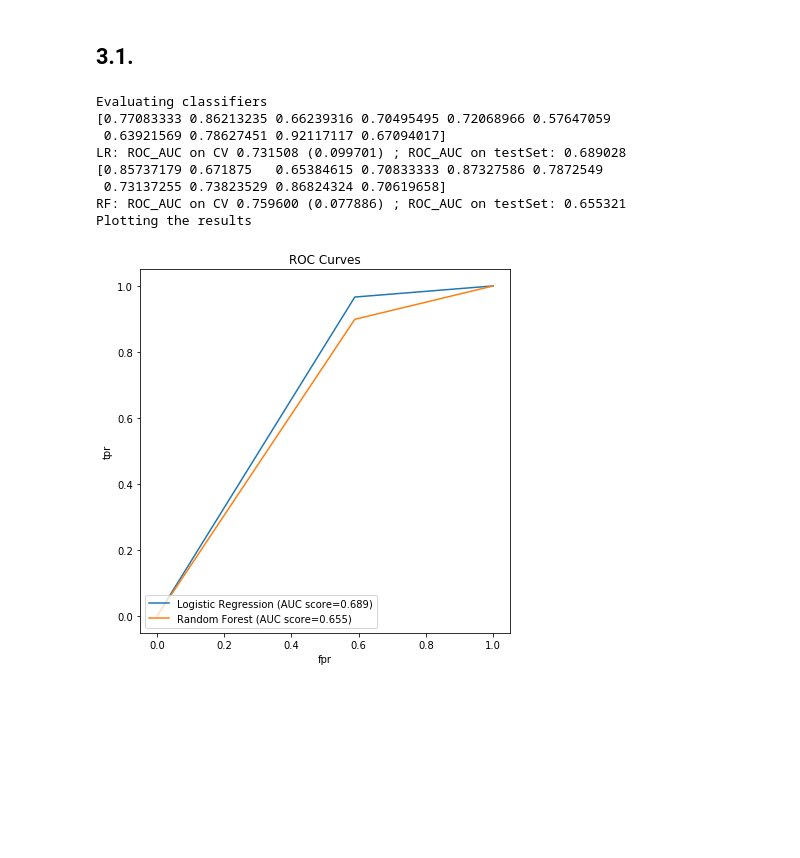
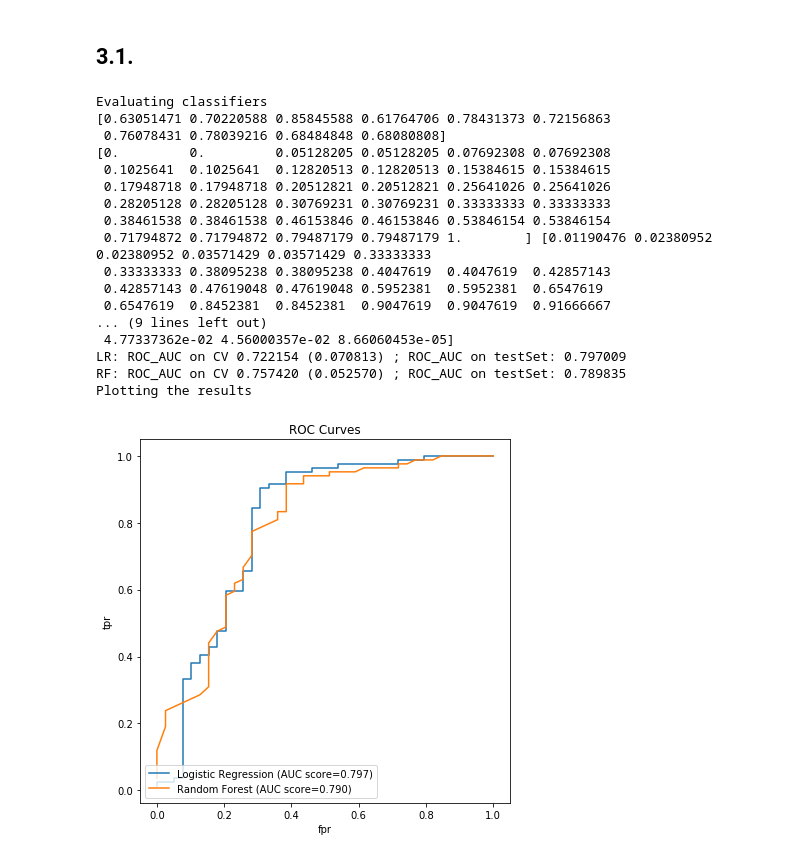
Before and after one commit to AlexIKey/LoanPrediction3, a Jupyter notebook: notebooks/DataPrepare.ipynb, the cells around one changed output. Saved outputs shown, nothing was run; the diff lists cells and outputs as text; code cells hidden in the pictures; blank space fills up the shorter version.

Commit message:
add predict.proba

```diff
--- a/notebooks/DataPrepare.ipynb
+++ b/notebooks/DataPrepare.ipynb
@@ -319,0 +475,16 @@ df.apply(lambda x: sum(x.isnull()),axis=0)
+# %%
+def drop_correlated_features(df, corr_treshhold = 0.95):
+    # Create correlation matrix
+    corr_matrix = df.corr().abs()
+    #print(corr_matrix)
+    # Select upper triangle of correlation matrix
+    upper = corr_matrix.where(np.triu(np.ones(corr_matrix.shape), k=1).astype(np.bool))
+
+    # Find index of feature columns with correlation greater than corr_treshhold
+    to_drop = [column for column in upper.columns if any(upper[column] > corr_treshhold)]
+    print("Columns were droped: ", to_drop)
+    df.drop(columns = to_drop, axis=1)
+    return df
+# %%
+# Drop features
+df = drop_correlated_features(df)
@@ -399,7 +592,7 @@ def evaluate_classifier(X_train, X_test, y_train, y_test):
     for each learner.
     '''
 
-    from sklearn.model_selection import KFold
+    from sklearn.model_selection import KFold, StratifiedKFold
     from sklearn.model_selection import cross_val_score
 
     # Import some classifiers to test
@@ -419,7 +612,7 @@ def evaluate_classifier(X_train, X_test, y_train, y_test):
     scoring = 'roc_auc'
     #scoring = {'acc': 'accuracy','AUC': 'roc_auc'}
 
-    kfold = KFold(n_splits=10, random_state=seed)
+    kfold =  StratifiedKFold(n_splits=10, random_state=seed)
 
     # Here we create classifiers with default parameters. These need
     # to be adjusted to obtain optimal performance on your data set.
@@ -441,9 +634,10 @@ def evaluate_classifier(X_train, X_test, y_train, y_test):
 
     #Result on testSet
     #calculate ROC_AUC
-    auc_score = roc_auc_score(y_test, model.predict(X_test))
+    auc_score = roc_auc_score(y_test, model.predict_proba(X_test)[:,1])
     # Generate the ROC curve
-    fpr, tpr, threshold = roc_curve(y_test, model.predict(X_test))
+    fpr, tpr, threshold = roc_curve(y_test, model.predict_proba(X_test)[:,1])
+    print(fpr, tpr, threshold)
 
     msg = "%s: %s %f (%f) %s: %f " % (name, "ROC_AUC on CV", cv_results.mean(), cv_results.std(),"; ROC_AUC on testSet", auc_score)
     print(msg)
@@ -461,7 +655,7 @@ def evaluate_classifier(X_train, X_test, y_train, y_test):
 
     #Cross validation result
     cv_results= cross_val_score(model, X_train, y_train, cv=kfold, scoring = scoring)
-    print(cv_results)
+    #print(cv_results)
 
 
     results.append(cv_results)
@@ -470,9 +664,9 @@ def evaluate_classifier(X_train, X_test, y_train, y_test):
 
     #Result on testSet
     #calculate ROC_AUC
-    auc_score = roc_auc_score(y_test, model.predict(X_test))
+    auc_score = roc_auc_score(y_test, model.predict_proba(X_test)[:,1])
     # Generate the ROC curve
-    fpr, tpr, threshold = roc_curve(y_test, model.predict(X_test))
+    fpr, tpr, threshold = roc_curve(y_test, model.predict_proba(X_test)[:,1])
 
     msg = "%s: %s %f (%f) %s: %f " % (name, "ROC_AUC on CV", cv_results.mean(), cv_results.std(),"; ROC_AUC on testSet", auc_score)
     print(msg)
@@ -504,6 +698,7 @@ def plot(results):
 
     for label, fpr, tpr in results:
         plt.plot(fpr, tpr, label=label)
+
 
     plt.title('ROC Curves')
     plt.xlabel('fpr')
@@ -523,37 +718,46 @@ def plot(results):
     # Open the image file with the default image viewer
     #import subprocess
     #subprocess.Popen('plot.png', shell=True)
 
     # To save the plot to an image in memory, use BytesIO and savefig()
     # This can then be written to any stream-like object, such as a
     # file or HTTP response.
     #from io import BytesIO
     #img_stream = BytesIO()
     #plt.savefig(img_stream, fmt='png')
     #img_bytes = img_stream.getvalue()
     #print('Image is {} bytes - {!r}'.format(len(img_bytes), img_bytes[:8] + b'...'))
 
     # Closing the figure allows matplotlib to release the memory used.
     plt.close()
 
 
 
 
 
 # Evaluate multiple classifiers on the data
 print("Evaluating classifiers")
 results = list(evaluate_classifier(trainSet, testSet, y_train, y_test))
 
 # Display the results
 print("Plotting the results")
 plot(results)
 # %% [output]
 Evaluating classifiers
-[0.77083333 0.86213235 0.66239316 0.70495495 0.72068966 0.57647059
- 0.63921569 0.78627451 0.92117117 0.67094017]
-LR: ROC_AUC on CV 0.731508 (0.099701) ; ROC_AUC on testSet: 0.689028
-[0.85737179 0.671875   0.65384615 0.70833333 0.87327586 0.7872549
- 0.73137255 0.73823529 0.86824324 0.70619658]
-RF: ROC_AUC on CV 0.759600 (0.077886) ; ROC_AUC on testSet: 0.655321
+[0.63051471 0.70220588 0.85845588 0.61764706 0.78431373 0.72156863
+ 0.76078431 0.78039216 0.68484848 0.68080808]
+[0.         0.         0.05128205 0.05128205 0.07692308 0.07692308
+ 0.1025641  0.1025641  0.12820513 0.12820513 0.15384615 0.15384615
+ 0.17948718 0.17948718 0.20512821 0.20512821 0.25641026 0.25641026
+ 0.28205128 0.28205128 0.30769231 0.30769231 0.33333333 0.33333333
+ 0.38461538 0.38461538 0.46153846 0.46153846 0.53846154 0.53846154
+ 0.71794872 0.71794872 0.79487179 0.79487179 1.        ] [0.01190476 0.02380952 0.02380952 0.03571429 0.03571429 0.33333333
+ 0.33333333 0.38095238 0.38095238 0.4047619  0.4047619  0.42857143
+ 0.42857143 0.47619048 0.47619048 0.5952381  0.5952381  0.6547619
+ 0.6547619  0.8452381  0.8452381  0.9047619  0.9047619  0.91666667
+... (9 lines left out)
+ 4.77337362e-02 4.56000357e-02 8.66060453e-05]
+LR: ROC_AUC on CV 0.722154 (0.070813) ; ROC_AUC on testSet: 0.797009
+RF: ROC_AUC on CV 0.757420 (0.052570) ; ROC_AUC on testSet: 0.789835
 Plotting the results
-[figure, old version]
+[figure, new version]
```
Also changed, not shown: parts of 26 cells of this notebook.
